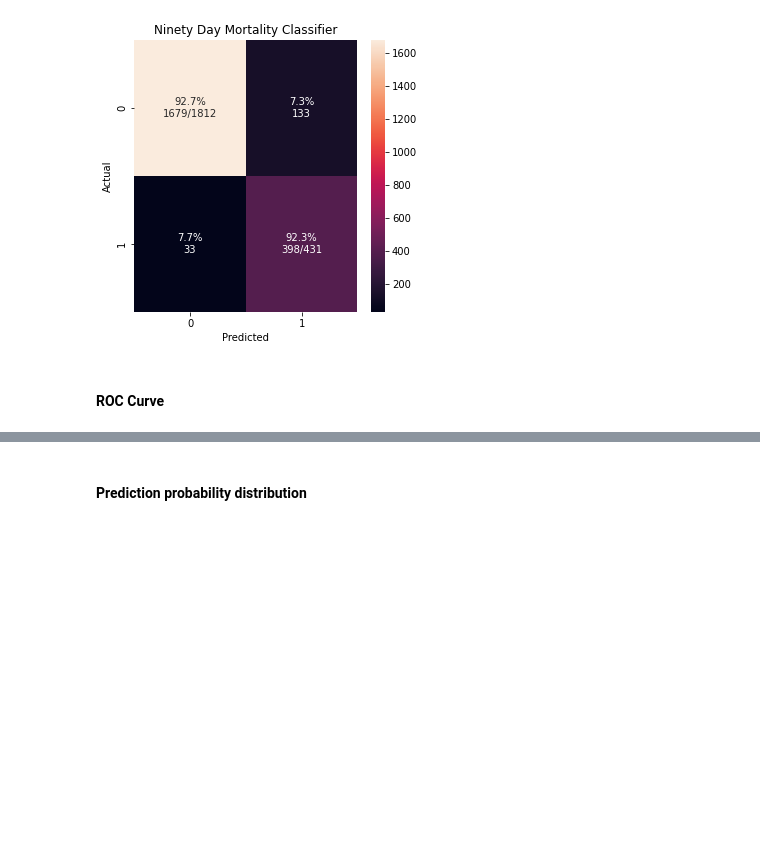
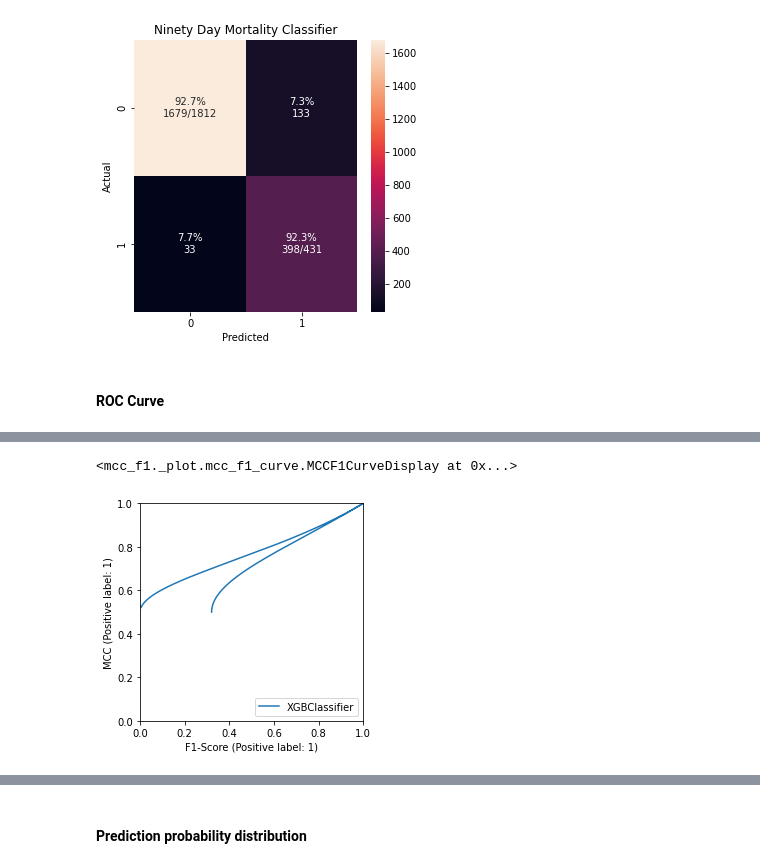
Before and after one commit to ryashpal/ML, a Jupyter notebook: mortality/xgboost.ipynb, the cells around one changed output, grey strips where cells are left out. Drawn from its saved outputs; the diff is of its cells as text; code cells hidden in the pictures; blank space fills up the shorter version.

```diff
--- a/mortality/xgboost.ipynb
+++ b/mortality/xgboost.ipynb
@@ -86,7 +86,8 @@ from matplotlib import pyplot as plt
 # %% [markdown]
 ### Discharge mortality prediction
 # %%
-xgb = XGBClassifier()
-xgb.fit(X_train, y_discharge_train)
-y_discharge_pred = xgb.predict(X_test)
+xgb_discharge = XGBClassifier()
+xgb_discharge.fit(X_train, y_discharge_train)
+y_discharge_pred = xgb_discharge.predict(X_test)
+y_discharge_prob = xgb_discharge.predict_proba(X_test)
 # %% [output]
@@ -359,0 +433,5 @@ plt.show()
+# %%
+plot_mcc_f1_curve(xgb_discharge, X_test, y_discharge_pred)
+# %% [output]
+<mcc_f1._plot.mcc_f1_curve.MCCF1CurveDisplay at 0x...>
+[figure, added]
```
Also changed, not shown: parts of 25 cells of this notebook.
